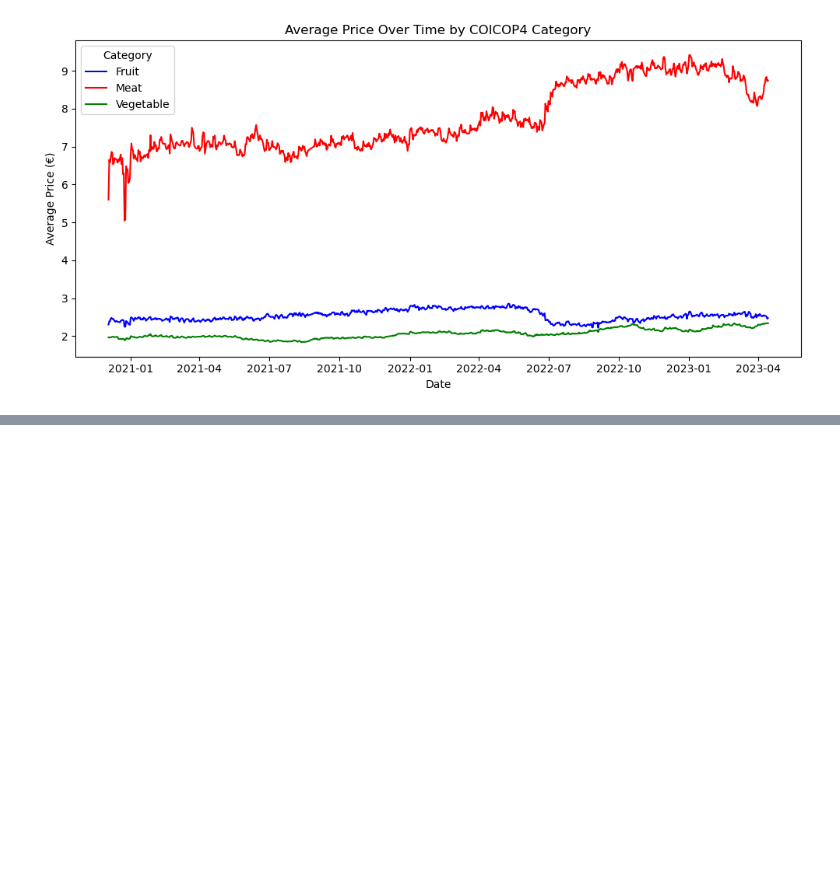
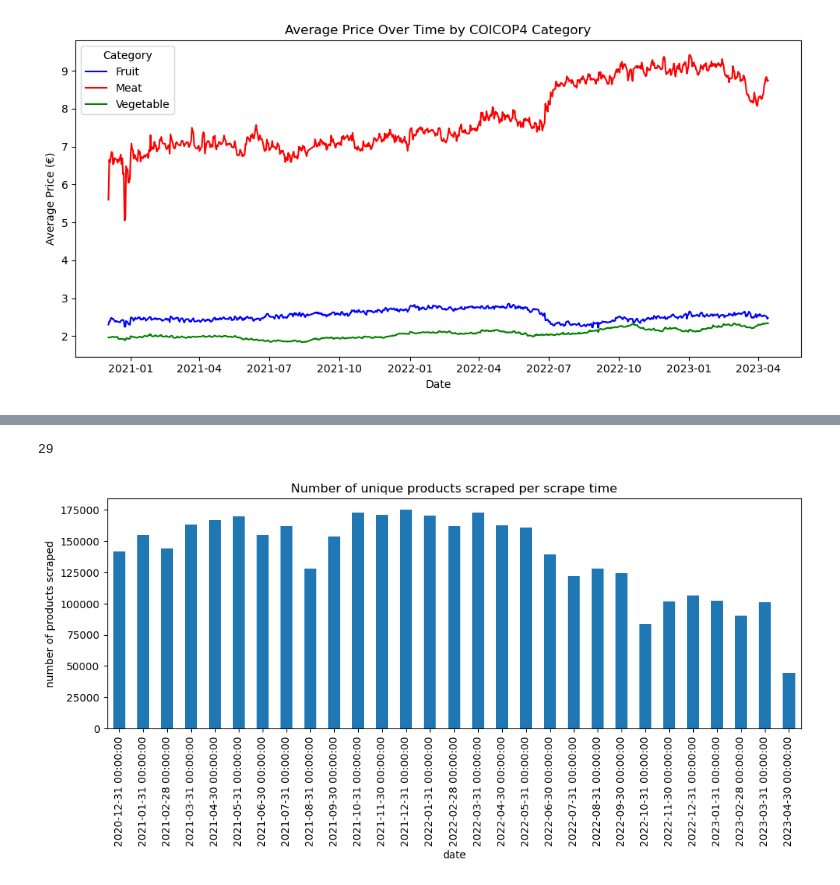
Before and after one commit to sergegoussev/price_stats_experiments, a Jupyter notebook: notebooks/Sasso_et_al_italian_dataset.ipynb, the cells around one changed output, grey strips where cells are left out. Drawn from its saved outputs; the diff is of its cells as text; code cells hidden in the pictures; blank space fills up the shorter version.

Commit message:
flush out italian web scraped dataset a bit more

```diff
--- a/notebooks/Sasso_et_al_italian_dataset.ipynb
+++ b/notebooks/Sasso_et_al_italian_dataset.ipynb
@@ -92,0 +131,8 @@ plt.show()
+# %%
+df2 = df.copy(deep=True)
+df2['date'] = pd.to_datetime(df2['date'])
+df2 = df2.set_index('date')
+# df2.head()
+df_scrapes = df2.resample('M')['product_id'].count().to_frame()
+df_scrapes.head()
+# df.info()
@@ -92,0 +147,14 @@ plt.show()
+# %%
+len(df_scrapes)
+# %% [output]
+29
+# %%
+df_scrapes.plot(
+    kind='bar',
+    figsize=(12,4),
+    title="Number of unique products scraped per scrape time",
+    legend=False)
+plt.ylabel("number of products scraped")
+plt.show()
+# %% [output]
+[figure, added]
```
Also changed, not shown: parts of 9 cells of this notebook.
